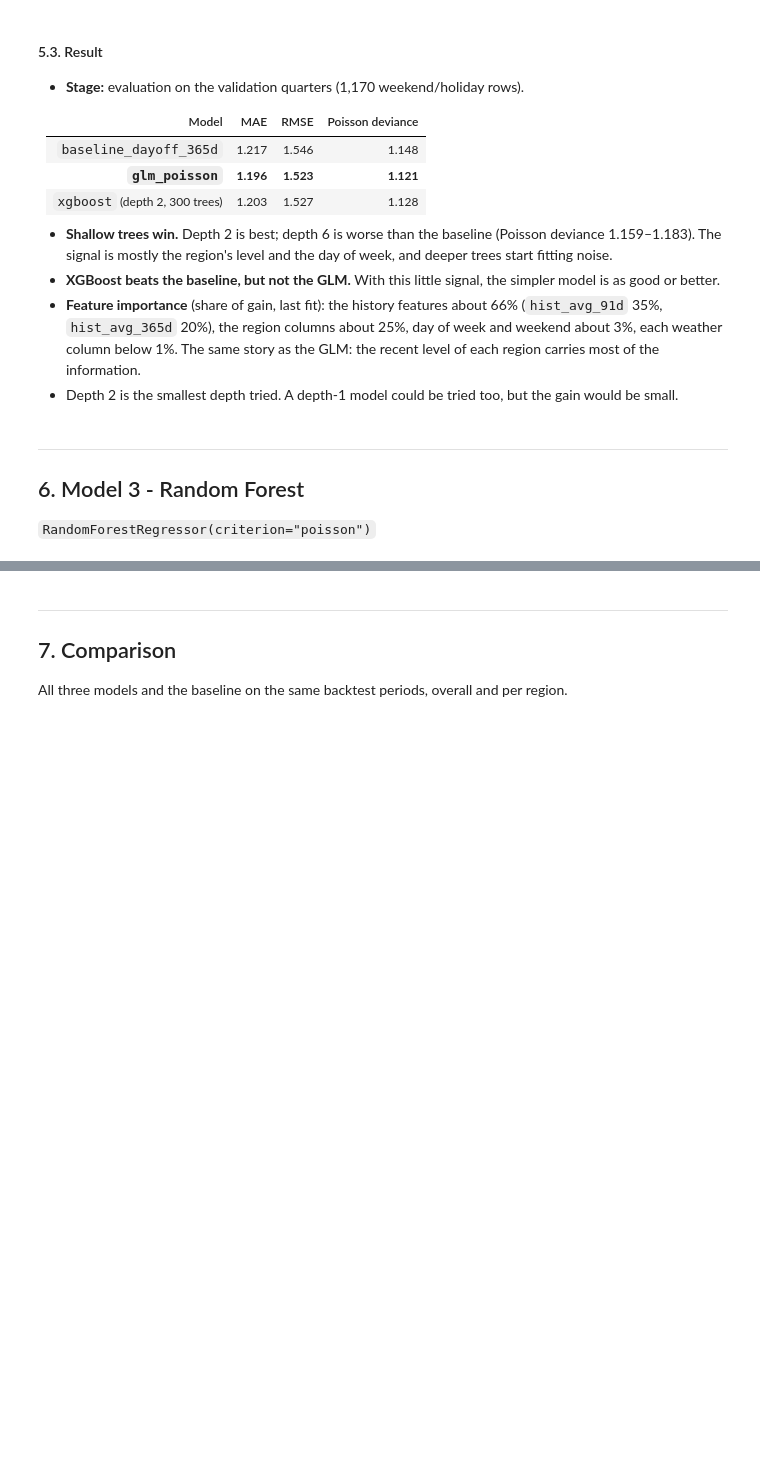
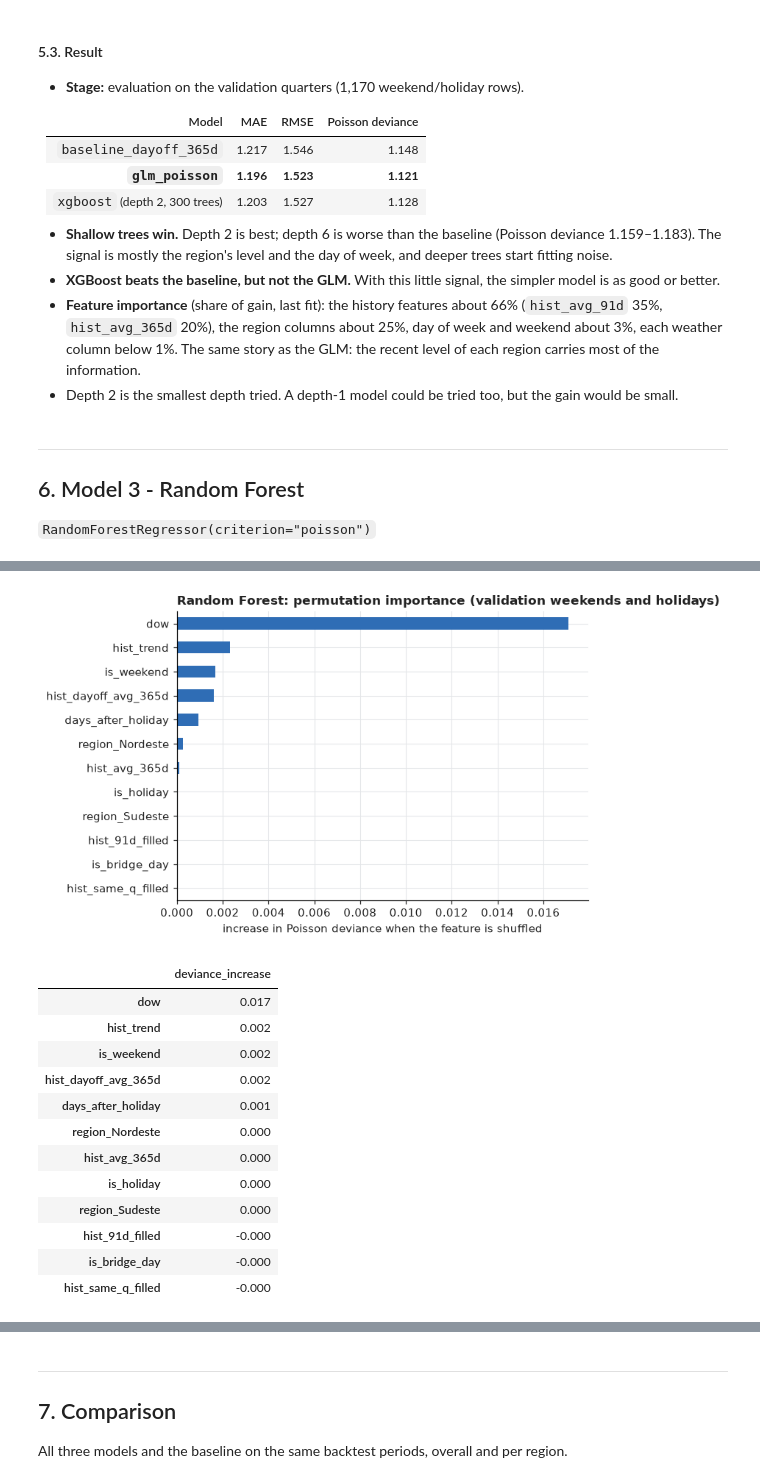
Before and after one commit to ivanya93/road_safety_machine_learning, a Jupyter notebook: notebooks/03_Modelling.ipynb, the cells around one changed output, grey strips where cells are left out. Cells and saved outputs as stored; diff of their text form; code cells hidden in the pictures; blank space fills up the shorter version.

Commit message:
Integrate RF into 03_Modelling (review fixes)

```diff
--- a/notebooks/03_Modelling.ipynb
+++ b/notebooks/03_Modelling.ipynb
@@ -662,0 +718,16 @@ Best settings: max_depth = 2, n_estimators = 300
+# %%
+# 6.2. Chosen settings, 500 trees: direct count vs ratio to the region's level
+best_rf = rf_tuning["Poisson_dev"].idxmin()
+print("Best settings: min_samples_leaf = %d, max_features = %.2f" % best_rf)
+rf_target_runs, rf_target_fits = {}, {}
+for target in ["count", "ratio"]:
+    RF_FITS = []
+    rf_target_runs[f"random_forest_{target}"] = backtest(
+        make_rf(*best_rf, n_estimators=500, target=target), FEATURES)
+    rf_target_fits[target] = RF_FITS
+display(score_table({**{k: PREDS[k] for k in ["baseline_dayoff_365d", "glm_poisson", "xgboost"]}, **rf_target_runs}))
+
+RF_TARGET = min(["count", "ratio"],
+                key=lambda t: score_table({t: rf_target_runs[f"random_forest_{t}"]})["Poisson_dev"].iloc[0])
+PREDS["random_forest"], RF_FITS = rf_target_runs[f"random_forest_{RF_TARGET}"], rf_target_fits[RF_TARGET]
+print("Chosen target:", RF_TARGET)
@@ -662,0 +750,47 @@ Best settings: max_depth = 2, n_estimators = 300
+# %%
+# 6.3. Permutation importance of the 8 validation forests, each on its OWN quarter's weekends and holidays
+def rf_permutation_importance(forests, n_repeats=5, seed=42):
+    """Shuffle one feature at a time and measure how much the Poisson deviance gets worse.
+    Each forest is scored only on the quarter it forecast, never on rows it was trained on."""
+    rng = np.random.default_rng(seed)
+    val_periods = periods[periods["role"] == "validation"]
+    assert len(forests) == len(val_periods), "one forest per validation quarter expected"
+    worse = {col: [] for col in FEATURES}
+    for q, forest in zip(val_periods.itertuples(), forests):
+        X_tr, _, X_q, y_q = split_period(q, FEATURES)
+        # out-of-sample check: every training day is before the cutoff, every scored day is in the quarter
+        assert model_table.loc[X_tr.index, "date"].max() < q.cutoff < q.q_start <= model_table.loc[X_q.index, "date"].min()
+        off = ((X_q["is_weekend"] == 1) | (X_q["is_holiday"] == 1)).to_numpy()
+        X_q, y_q = X_q[off], y_q[off].to_numpy()
+        level = X_q["hist_avg_365d"].to_numpy() if RF_TARGET == "ratio" else 1.0
+        predict = lambda X: np.clip(forest.predict(prepare_rf(X)) * level, 1e-6, None)
+        base_dev = mean_poisson_deviance(y_q, predict(X_q))
+        for col in FEATURES:
+            for _ in range(n_repeats):
+                X_perm = X_q.copy()
+                X_perm[col] = rng.permutation(X_perm[col].to_numpy())
+                worse[col].append(mean_poisson_deviance(y_q, predict(X_perm)) - base_dev)
+    return pd.Series({c: np.mean(v) for c, v in worse.items()}, name="deviance_increase").sort_values(ascending=False)
+
+rf_importance = rf_permutation_importance(RF_FITS)
+
+ax = rf_importance.head(12)[::-1].plot.barh(color=BLUE, figsize=(7, 4.5))
+ax.set(title="Random Forest: permutation importance (validation weekends and holidays)",
+       xlabel="increase in Poisson deviance when the feature is shuffled")
+plt.tight_layout(); plt.show()
+rf_importance.head(12).round(4).to_frame()
+# %% [output]
+[figure, added]
+|  | deviance_increase |
+| dow | 0.017 |
+| hist_trend | 0.002 |
+| is_weekend | 0.002 |
+| hist_dayoff_avg_365d | 0.002 |
+| days_after_holiday | 0.001 |
+| region_Nordeste | 0.000 |
+| hist_avg_365d | 0.000 |
+| is_holiday | 0.000 |
+| region_Sudeste | 0.000 |
+| hist_91d_filled | -0.000 |
+| is_bridge_day | -0.000 |
+| hist_same_q_filled | -0.000 |
```
Also changed, not shown: parts of 16 cells of this notebook.
